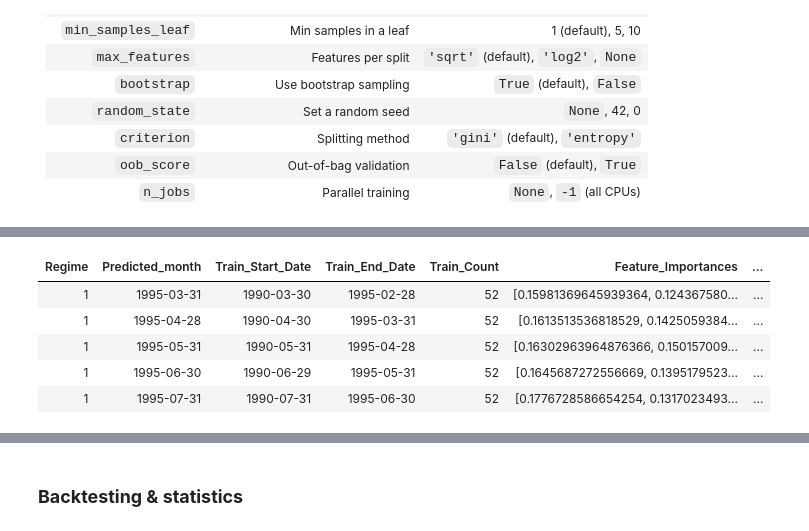
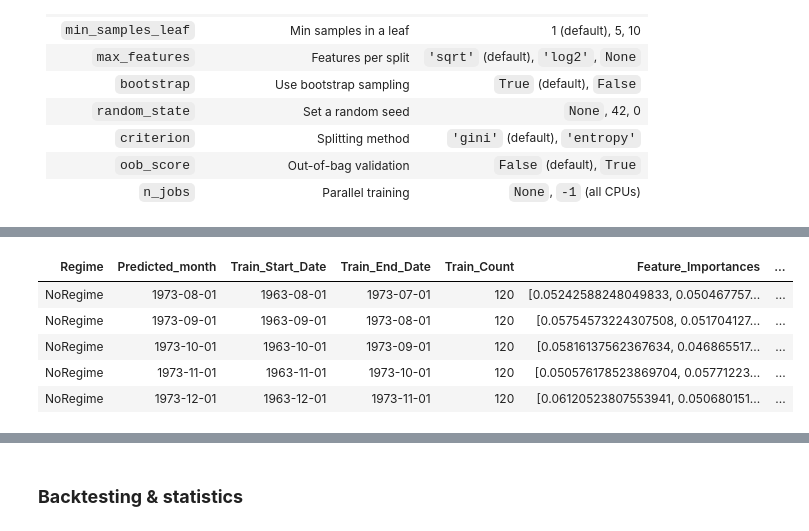
Before and after one commit to Elkkujou/Gradu, a Jupyter notebook: RF REGIIMI HYVÄ TRAINING.ipynb, the cells around one changed output, grey strips where cells are left out. Drawn from its saved outputs; the diff is of its cells as text; code cells hidden in the pictures.

```diff
--- a/RF REGIIMI HYVÄ TRAINING.ipynb
+++ b/RF REGIIMI HYVÄ TRAINING.ipynb
@@ -79,10 +79,10 @@ from IPython.display import display, HTML
 # %%
 # Load and flatten the data
 xls_file = pd.ExcelFile("/content/Gradu/THE_ONE.xlsx")
-df = xls_file.parse("FF_test")
+df = xls_file.parse("FF_Large_macro")
 df.columns = df.columns.get_level_values(0)
 
-print("Headers in the 'FF_test' sheet:")
+print("Headers in the 'FF_Large_macro' sheet:")
 print(df.columns)
 
 # Features to used as predictive variables
@@ -90,22 +90,30 @@ print(df.columns)
 #UNUSED: 'Financial Turbulance'
 # 'H.Regimes' // TÄÄÄ RIKKI, EI OO NUMERO
 
-FEATURES = ['VIXCLS', 'CPI', 'LEI', '10yr', 'Financial condition', 'Drawdown', '10y-2y', 'Financial Turbulance']
+FEATURES = [
+    'CPI', 'PPI', 'PCE_Price_Index', 'Unemployment_Rate',
+    'Labor_Force_Participation', 'Fed_Funds_Rate', 'Treasury_10Y',
+    'Treasury_3Mo', 'Moody_Baa_Yield', 'UMich_Consumer_Sentiment',
+    'M1_Money_Stock', 'M2_Money_Stock', 'Comm_Industrial_Loans',
+    'Housing_Starts', 'New_1Fam_Houses_Sold', 'Industrial_Production',
+    'Crude_Oil_WTI', 'Nonfarm_Payrolls'
+]
 
 # Model split by column
-REGIMES_COLUMN = 'Regimes'
+#REGIMES_COLUMN = 'Regimes'
 
 # Used factors
 FACTORS = [
     'SMB',
     'HML',
     'RMW',
-    'CMA'
+    'CMA',
+    'MOM'
 ]
 
 
 BENCHMARK = [
-    'USA Standard (Large+Mid Cap)'
+    'Mkt-RF'
 ]
 
 # Convert the leftmost column (assumed to be the date column) to datetime
@@ -417,14 +423,13 @@ step_size = 1      # Step size for rolling window
 | `oob_score`        | Out-of-bag validation                     | `False` (default), `True`       |
 | `n_jobs`           | Parallel training                         | `None`, `-1` (all CPUs)         |
 # %%
-# --- Code cell 11 ---
 from sklearn.ensemble import RandomForestClassifier
 import pandas as pd
 import numpy as np
 
 # Parameters:
-overall_window_size = 60  # Overall training window size (from the full sorted data)
-min_data_threshold = 3  # Minimum number of observations required
+overall_window_size = 120  # Overall training window size (from the full sorted data)
+min_data_threshold = 3     # Minimum number of observations required
 
 # Create an empty list to accumulate the results.
 results = []
@@ -438,66 +443,52 @@ for i in range(overall_window_size, len(df_sorted)):
     test_row = df_sorted.iloc[i]
     Predicted_month = test_row['Date']
 
-    # If using regimes, extract the test regime
-    if use_regime_split:
-        test_regime = test_row[REGIMES_COLUMN]
-    else:
-        test_regime = None  # Not used if we're not splitting by regime
+    # Since we're not using regimes, ignore any regime filtering.
+    # Use the entire rolling window.
+    train_window = df_sorted.iloc[i - overall_window_size : i]
 
-    # Define the overall rolling window as the N rows immediately preceding the test row.
-    overall_train_window = df_sorted.iloc[i - overall_window_size : i]
-
-    # Optionally filter the training window by the test regime
-    if use_regime_split:
-        regime_train_window = overall_train_window[ overall_train_window[REGIMES_COLUMN] == test_regime ]
-    else:
-        # If not splitting by regime, just use the entire rolling window
-        regime_train_window = overall_train_window
-
-    # If the filtered training window is too small, skip
-    if len(regime_train_window) < min_data_threshold:
-        print(f"Test row date {Predicted_month.date()}: only {len(regime_train_window)} obs (<{min_data_threshold}), skipping.\n")
+    # If the training window is too small, skip.
+    if len(train_window) < min_data_threshold:
+        print(f"Test row date {Predicted_month.date()}: only {len(train_window)} obs (<{min_data_threshold}), skipping.\n")
         continue
 
     # Ensure that the last training observation is from a strictly earlier month (avoid same-month overlap).
-    last_train_date = regime_train_window['Date'].iloc[-1]
+    last_train_date = train_window['Date'].iloc[-1]
     if last_train_date.year == Predicted_month.year and last_train_date.month >= Predicted_month.month:
         print(f"Test row {Predicted_month.date()}: last training date {last_train_date.date()} is in the same month, skipping.\n")
         continue
 
     # For logging, define the training window start and end dates.
-    train_start_date = regime_train_window['Date'].iloc[0]
+    train_start_date = train_window['Date'].iloc[0]
     train_end_date = last_train_date
-    n_train = len(regime_train_window)
+    n_train = len(train_window)
     print(f"Test row date: {Predicted_month.date()}")
-    if use_regime_split:
-        print(f"  Regime: {test_regime}, Training window: {train_start_date.date()} to {train_end_date.date()}, {n_train} obs")
-    else:
-        print(f"  No regime split. Training window: {train_start_date.date()} to {train_end_date.date()}, {n_train} obs")
+    print(f"  No regime split. Training window: {train_start_date.date()} to {train_end_date.date()}, {n_train} obs")
 
-    # Prepare training features and target
-    X_train = regime_train_window[FEATURES].dropna()
-    y_train = regime_train_window['Winning Factor'].loc[X_train.index]
+    # Prepare training features and target.
+    # FEATURES should be defined (e.g., FEATURES = ['Feature1', 'Feature2', 'Feature3', ...])
+    X_train = train_window[FEATURES].dropna()
+    y_train = train_window['Winning Factor'].loc[X_train.index]
 
     if len(X_train) < min_data_threshold:
         print("   -> After dropping NAs, not enough training data, skipping iteration.\n")
         continue
 
-    # Train Random Forest
+    # Train Random Forest.
     rf_model = RandomForestClassifier(n_estimators=100, random_state=42)
     rf_model.fit(X_train, y_train)
 
-    # Prepare test features
+    # Prepare test features.
     X_test = test_row[FEATURES].to_frame().T.dropna()
     if X_test.empty:
         print("   -> Test features are empty, skipping iteration.\n")
         continue
 
-    # Predict probabilities and winner
+    # Predict probabilities and winning factor.
     predicted_probabilities = rf_model.predict_proba(X_test)[0]
     predicted_winner = rf_model.classes_[predicted_probabilities.argmax()]
 
-    # Allocate return by weighting each factor's return by its predicted probability
+    # Allocate return by weighting each factor's return by its predicted probability.
     full_probs = np.zeros(len(FACTORS))
     for cls, prob in zip(rf_model.classes_, predicted_probabilities):
         try:
@@ -508,9 +499,9 @@ for i in range(overall_window_size, len(df_sorted)):
 
     allocated_return = (full_probs * test_row[FACTORS].values).sum()
 
-    # Store results
+    # Store results.
     result = {
-        'Regime': test_regime if use_regime_split else 'NoRegime',
+        'Regime': 'NoRegime',
         'Predicted_month': Predicted_month,
         'Train_Start_Date': train_start_date,
         'Train_End_Date': train_end_date,
@@ -531,13 +522,12 @@ results_df = pd.DataFrame(results)
 print("Headers in results_df:")
 print(results_df.columns.tolist())
 
-# Display first few predictions
-num_rows_to_show = 5
-html_table = results_df.head(num_rows_to_show).to_html(index=False)
+# Display first few predictions.
 from IPython.display import display, HTML
+html_table = results_df.head(5).to_html(index=False)
 display(HTML(html_table))
 
-# Keep track that expansions haven't run yet
+# Keep track that expansions haven't run yet.
 feature_importances_expanded = False
 probabilities_expanded = False
 regimes_converted = False
@@ -559,13 +549,13 @@ Test row date: 1995-05-31
    -> Model trained and prediction made.
 
 Headers in results_df:
 ['Regime', 'Predicted_month', 'Train_Start_Date', 'Train_End_Date', 'Train_Count', 'Feature_Importances', 'Predicted_Probabilities', 'Predicted_Winner', 'Allocated_Return', 'Actual_Winner']
 | Regime | Predicted_month | Train_Start_Date | Train_End_Date | Train_Count | Feature_Importances | ... |
-| 1 | 1995-03-31 | 1990-03-30 | 1995-02-28 | 52 | [0.15981369645939364, 0.124367580... | ... |
-| 1 | 1995-04-28 | 1990-04-30 | 1995-03-31 | 52 | [0.1613513536818529, 0.1425059384... | ... |
-| 1 | 1995-05-31 | 1990-05-31 | 1995-04-28 | 52 | [0.16302963964876366, 0.150157009... | ... |
-| 1 | 1995-06-30 | 1990-06-29 | 1995-05-31 | 52 | [0.1645687272556669, 0.1395179523... | ... |
-| 1 | 1995-07-31 | 1990-07-31 | 1995-06-30 | 52 | [0.1776728586654254, 0.1317023493... | ... |
+| NoRegime | 1973-08-01 | 1963-08-01 | 1973-07-01 | 120 | [0.05242588248049833, 0.050467757... | ... |
+| NoRegime | 1973-09-01 | 1963-09-01 | 1973-08-01 | 120 | [0.05754573224307508, 0.051704127... | ... |
+| NoRegime | 1973-10-01 | 1963-10-01 | 1973-09-01 | 120 | [0.05816137562367634, 0.046865517... | ... |
+| NoRegime | 1973-11-01 | 1963-11-01 | 1973-10-01 | 120 | [0.050576178523869704, 0.05771223... | ... |
+| NoRegime | 1973-12-01 | 1963-12-01 | 1973-11-01 | 120 | [0.06120523807553941, 0.050680151... | ... |
 # %%
 # Optional: Expand the feature importances array into separate columns (only if not done already).
 if not feature_importances_expanded:
```
Also changed, not shown: parts of 20 cells of this notebook.
